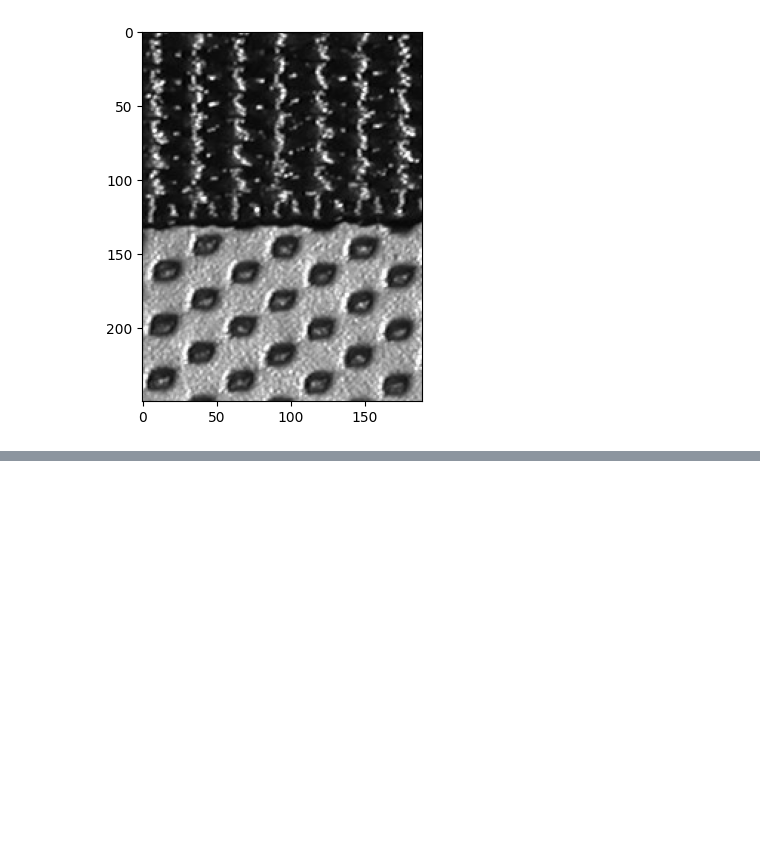
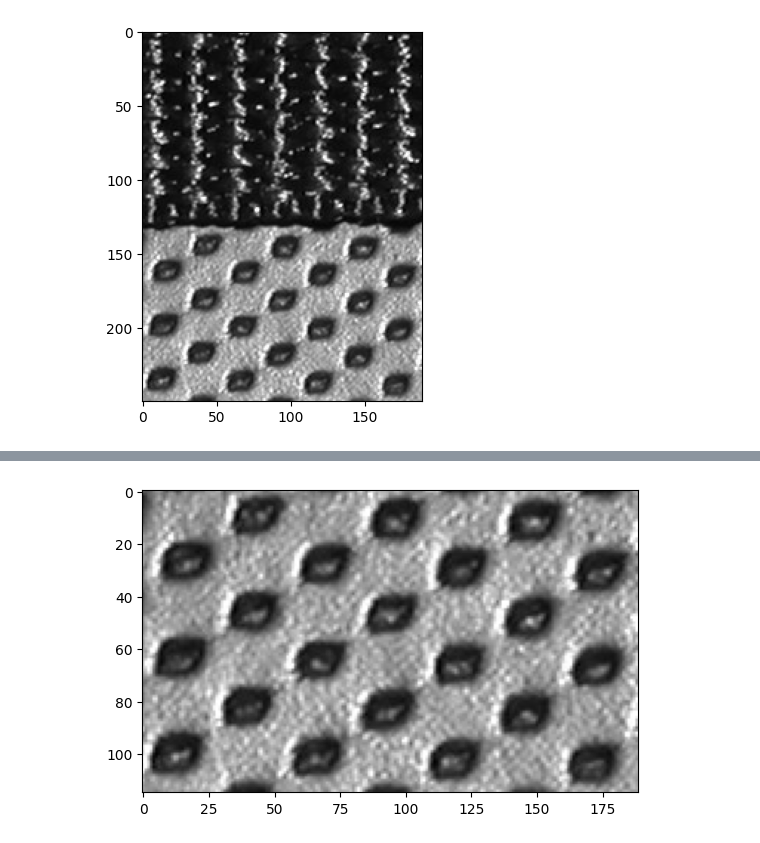
Before and after one commit to ChanonTee/Adjacency-Pixel, a Jupyter notebook: lab_2_adjacency.ipynb, the cells around one changed output, grey strips where cells are left out. Drawn from its saved outputs; the diff is of its cells as text; code cells hidden in the pictures; blank space fills up the shorter version.

```diff
--- a/lab_2_adjacency.ipynb
+++ b/lab_2_adjacency.ipynb
@@ -34,0 +54,5 @@ plt.show()
+# %%
+plt.imshow(image_gray[135:,:], cmap='gray')
+plt.show()
+# %% [output]
+[figure, added]
```
Also changed, not shown: parts of 17 cells of this notebook, 1 other file.
